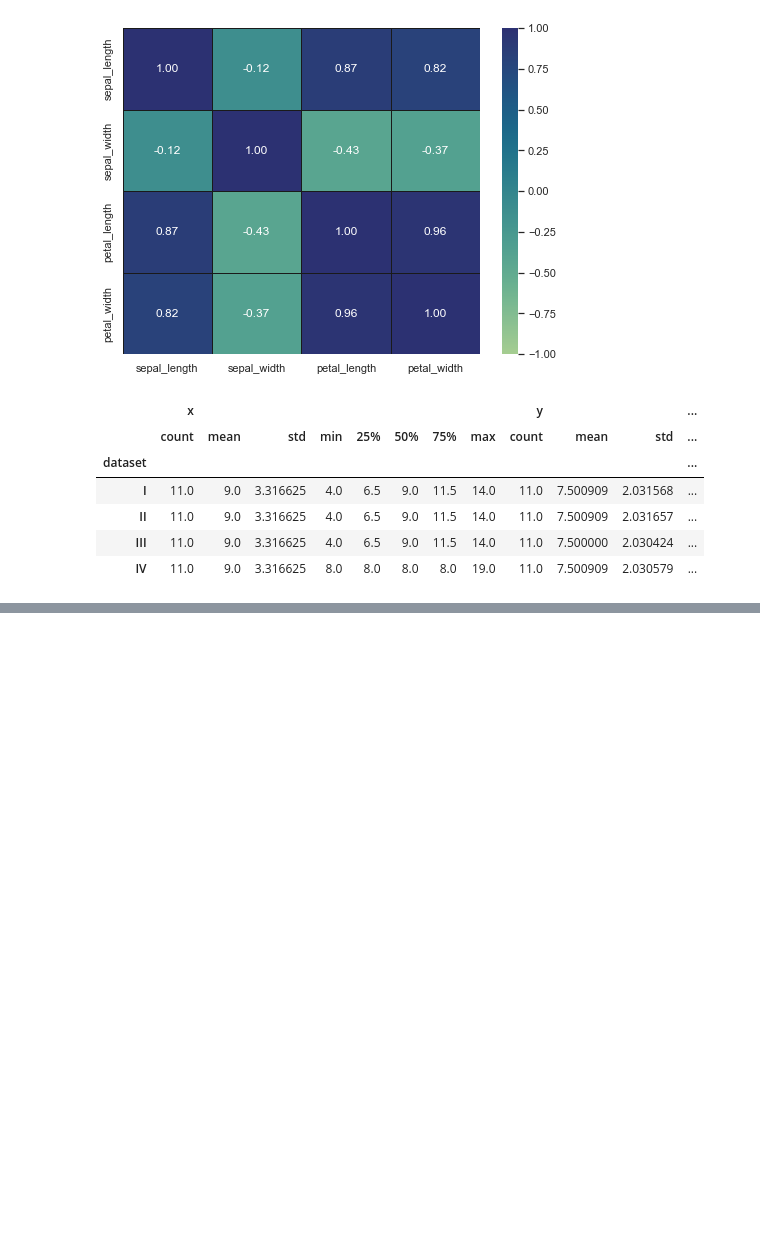
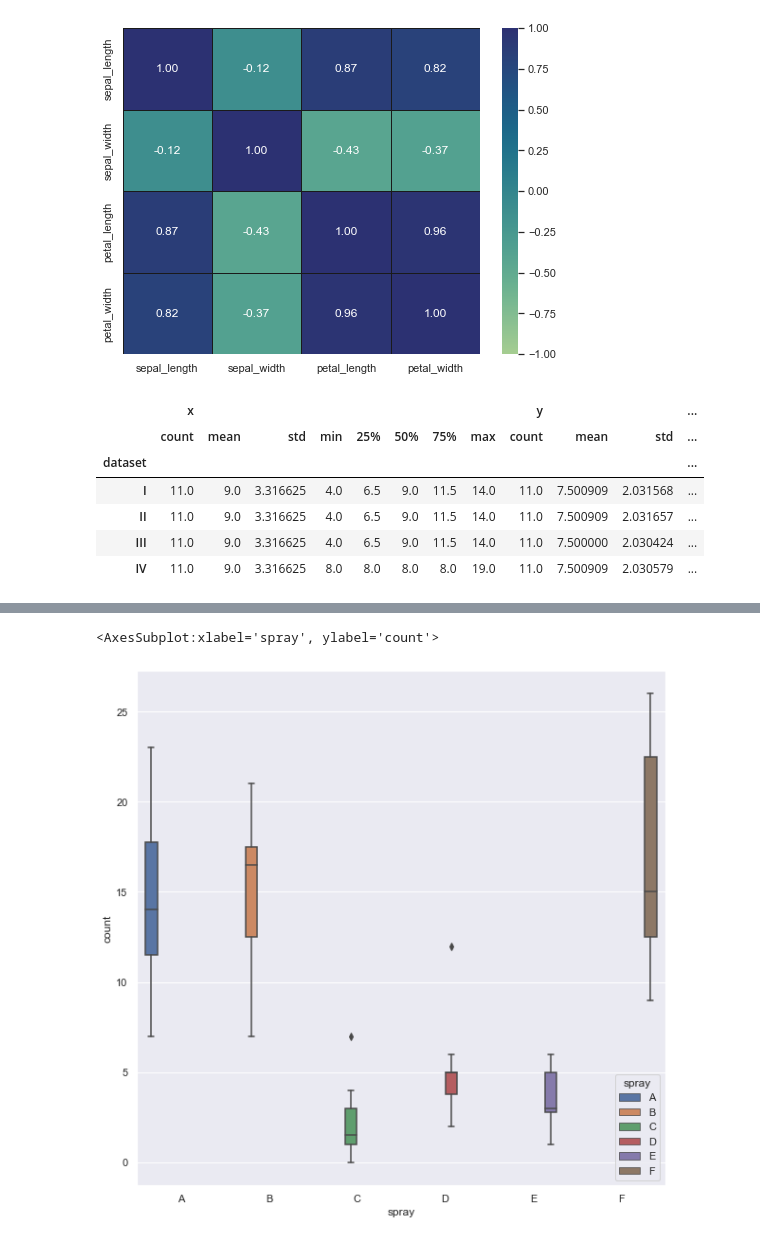
Before and after one commit to mijailmariano/numpy-pandas-visualization-exercises, a Jupyter notebook: seaborn_exercises.ipynb, the cells around one changed output, grey strips where cells are left out. Cells and saved outputs as stored; diff of their text form; code cells hidden in the pictures; blank space fills up the shorter version.

```diff
--- a/seaborn_exercises.ipynb
+++ b/seaborn_exercises.ipynb
@@ -174,0 +177,6 @@ ValueError: Could not interpret value `y` for parameter `y`
+# %%
+# 2. Load the InsectSprays dataset and read it's documentation.
+
+data('InsectSprays', show_doc=True)
+
+insect_spray_db = data('InsectSprays')
@@ -174,0 +212,6 @@ ValueError: Could not interpret value `y` for parameter `y`
+# %%
+plt.figure(figsize=(10, 10))
+sns.boxplot(x = 'spray', y = 'count', data = insect_spray_db, hue='spray')
+# %% [output]
+<AxesSubplot:xlabel='spray', ylabel='count'>
+[figure, added]
```
Also changed, not shown: parts of 25 cells of this notebook.
